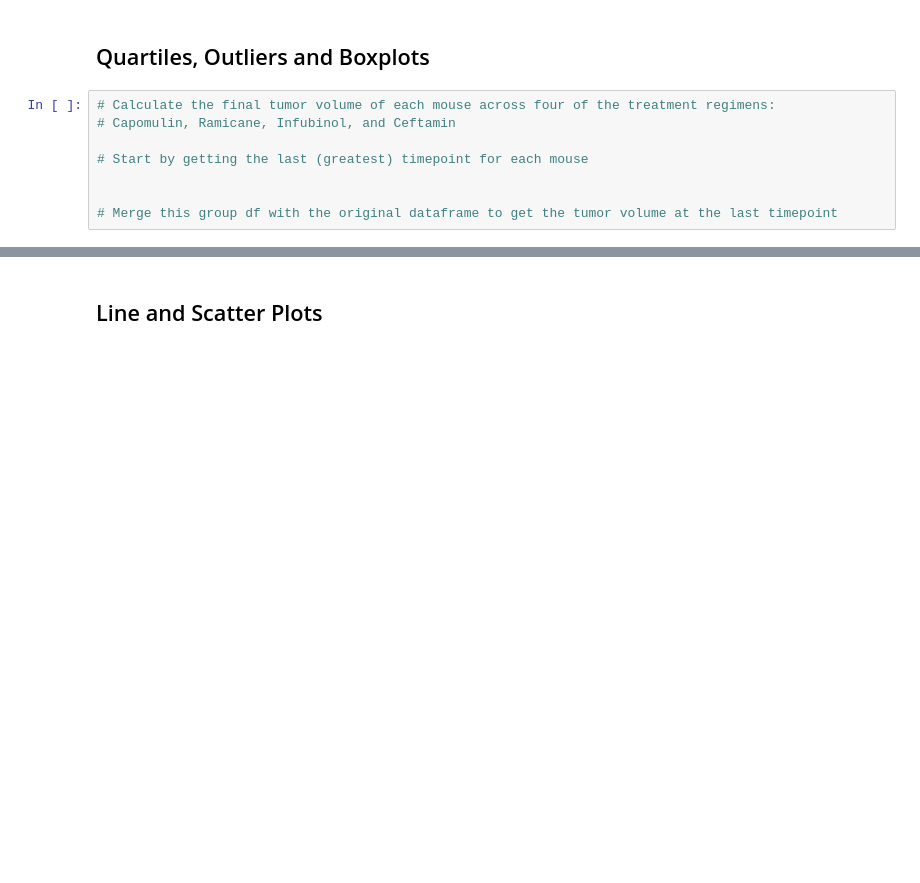
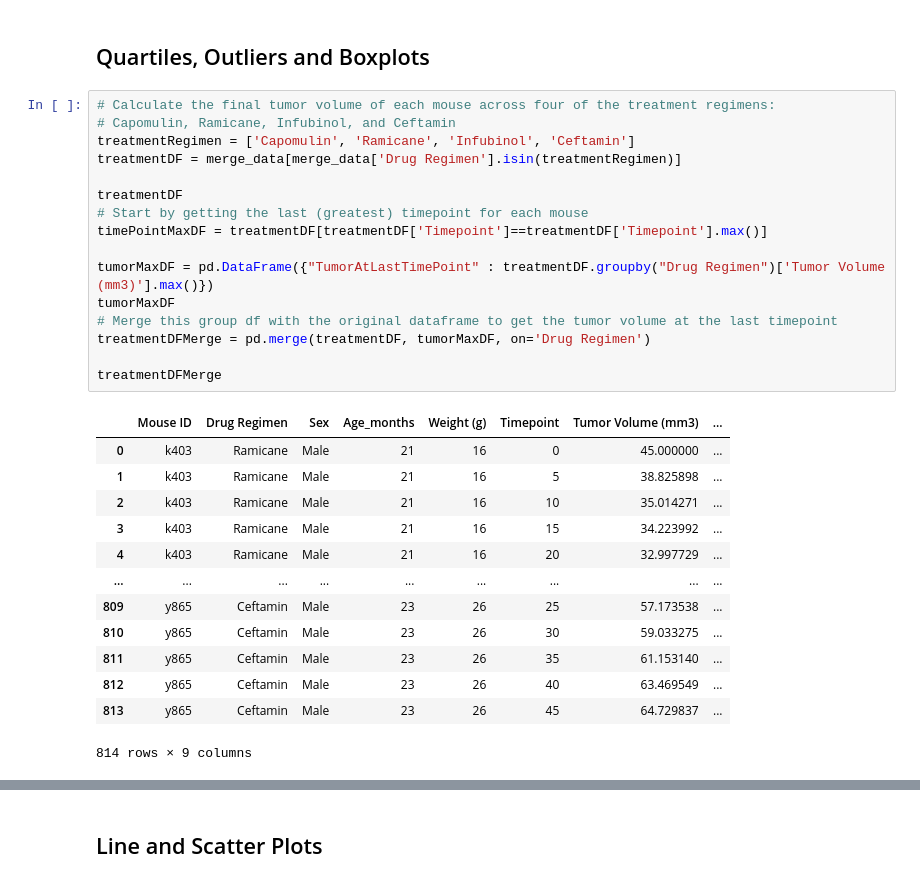
Before and after one commit to bradhika80/05-Matplotlib, a Jupyter notebook: Pymaceuticals/pymaceuticals_starter.ipynb, the cells around one changed output, grey strips where cells are left out. Cells and saved outputs as stored; diff of their text form; blank space fills up the shorter version.

```diff
--- a/Pymaceuticals/pymaceuticals_starter.ipynb
+++ b/Pymaceuticals/pymaceuticals_starter.ipynb
@@ -237,11 +237,33 @@ plt.show()
 # %%
 # Calculate the final tumor volume of each mouse across four of the treatment regimens:
 # Capomulin, Ramicane, Infubinol, and Ceftamin
+treatmentRegimen = ['Capomulin', 'Ramicane', 'Infubinol', 'Ceftamin']
+treatmentDF = merge_data[merge_data['Drug Regimen'].isin(treatmentRegimen)]
 
+treatmentDF
 # Start by getting the last (greatest) timepoint for each mouse
+timePointMaxDF = treatmentDF[treatmentDF['Timepoint']==treatmentDF['Timepoint'].max()]
 
+tumorMaxDF = pd.DataFrame({"TumorAtLastTimePoint" : treatmentDF.groupby("Drug Regimen")['Tumor Volume (mm3)'].max()})
+tumorMaxDF
+# Merge this group df with the original dataframe to get the tumor volume at the last timepoint
+treatmentDFMerge = pd.merge(treatmentDF, tumorMaxDF, on='Drug Regimen')
 
-# Merge this group df with the original dataframe to get the tumor volume at the last timepoint
+treatmentDFMerge
+# %% [output]
+|  | Mouse ID | Drug Regimen | Sex | Age_months | Weight (g) | Timepoint | Tumor Volume (mm3) | ... |
+| 0 | k403 | Ramicane | Male | 21 | 16 | 0 | 45.000000 | ... |
+| 1 | k403 | Ramicane | Male | 21 | 16 | 5 | 38.825898 | ... |
+| 2 | k403 | Ramicane | Male | 21 | 16 | 10 | 35.014271 | ... |
+| 3 | k403 | Ramicane | Male | 21 | 16 | 15 | 34.223992 | ... |
+| 4 | k403 | Ramicane | Male | 21 | 16 | 20 | 32.997729 | ... |
+| ... | ... | ... | ... | ... | ... | ... | ... | ... |
+| 809 | y865 | Ceftamin | Male | 23 | 26 | 25 | 57.173538 | ... |
+| 810 | y865 | Ceftamin | Male | 23 | 26 | 30 | 59.033275 | ... |
+| 811 | y865 | Ceftamin | Male | 23 | 26 | 35 | 61.153140 | ... |
+| 812 | y865 | Ceftamin | Male | 23 | 26 | 40 | 63.469549 | ... |
+| 813 | y865 | Ceftamin | Male | 23 | 26 | 45 | 64.729837 | ... |
+814 rows × 9 columns
 # %%
 # Put treatments into a list for for loop (and later for plot labels)
 
```
Also changed, not shown: parts of 4 cells of this notebook.
